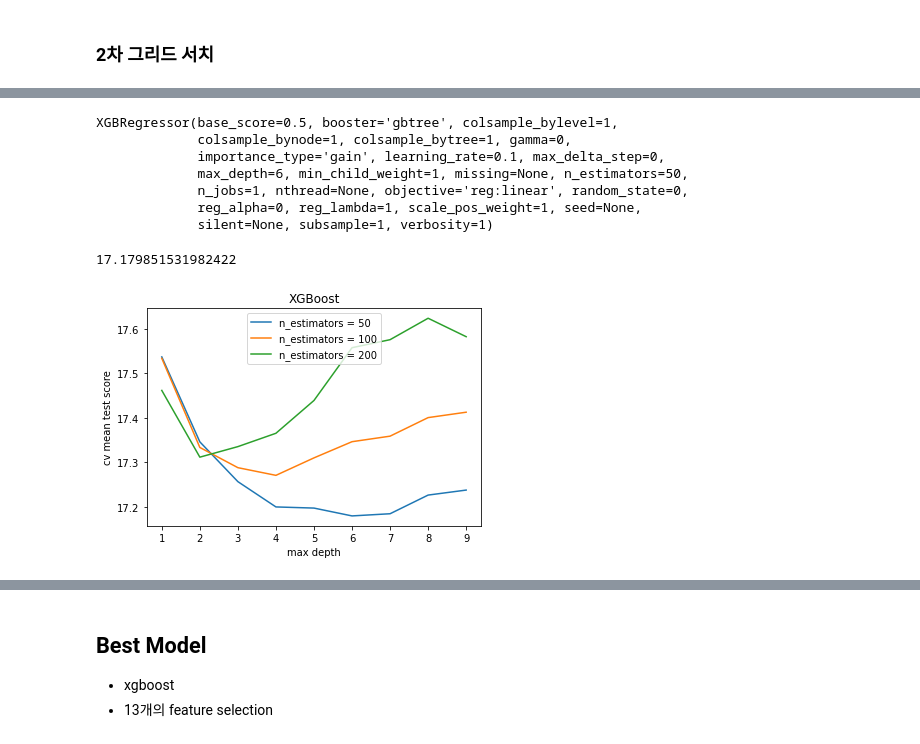
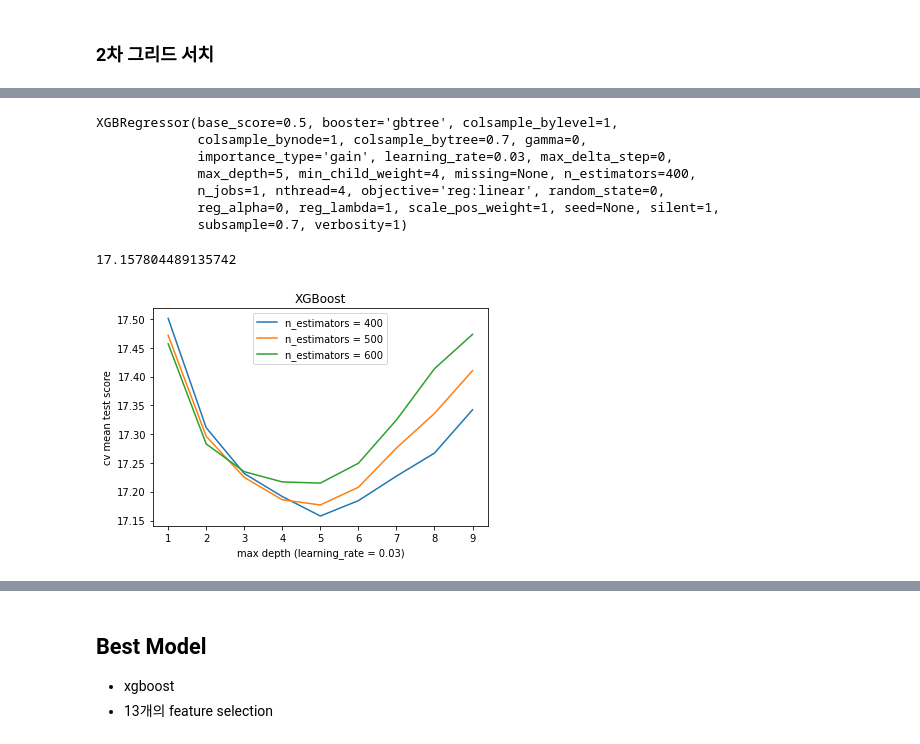
Before and after one commit to deagwon97/machine-learning-and-practice-report, a Jupyter notebook: Dacon_satellite_dist.ipynb, the cells around one changed output, grey strips where cells are left out. Drawn from its saved outputs; the diff is of its cells as text; code cells hidden in the pictures.

```diff
--- a/Dacon_satellite_dist.ipynb
+++ b/Dacon_satellite_dist.ipynb
@@ -721,11 +734,9 @@ Random Forest Regressor cv_mae_score = 17.177090103895743
 feature importance
 # %%
 # feature_importance: 가장 중요한 feature 인덱스 순으로 정렬
-rf.fit(X_train, y_train)
+rf = gs_rf.best_estimator_
 fi = rf.feature_importances_.tolist()
 fi_sort = sorted(fi, reverse=True)
-
-
 
 feature_importance = []
 for i in range(14):
@@ -733,16 +744,15 @@ for i in range(14):
 print('feature_importance : ',feature_importance)
 # 중요도 높은 feature 순서대로 선택하여 훈련
 cv_mae_selected = []
-for i in range(1,15):
+for i in tqdm(range(1,15)):
     X_train_selected = X_train[:,feature_importance[:i]]
     kf = KFold(n_splits=5)
     scores = []
     for train_index, test_index in kf.split(X_train_selected):
-        rf = RandomForestRegressor(max_depth = gs_rf.best_params_['max_depth'])
+        rf = gs_rf.best_estimator_
         rf.fit(X_train_selected[train_index], y_train[train_index])
         pred = rf.predict(X_train_selected[test_index])
         scores.append(mae(y_train[test_index], pred))
     cv_mae = np.mean(scores)
     cv_mae_selected.append(cv_mae)
-    print(i, 'fold')
 # %% [output]
@@ -1009,22 +994,20 @@ plt.show()
 ### 2차 그리드 서치
 # %%
 xgb = XGBRegressor()
-parameters = {#'nthread':[4],
-              #'objective':['reg:linear'], # reg:squarederror라고 warning 뜨지만 잘만 돌아감 ㅎㅎ
-              #'learning_rate': [.3],
+parameters = {'nthread':[4],
+              'objective':['reg:linear'], # reg:squarederror라고 warning 뜨지만 잘만 돌아감 ㅎㅎ
+              'learning_rate': [.03],
               'max_depth': range(1,10),
-              #'min_child_weight': [4],
-              #'silent': [1],
-              #'subsample': [0.7],
-              #'colsample_bytree': [0.7],
-              'n_estimators': [50,100,200]
+              'min_child_weight': [4],
+              'silent': [1],
+              'subsample': [0.7],
+              'colsample_bytree': [0.7],
+              'n_estimators': [400,500,600]
               }
 
 xgb_grid = GridSearchCV(xgb,
                         parameters,
                         cv = 3,
-                        learning_rate = 0.3,
-                        #n_jobs = 5,
                         scoring = make_scorer(mae, greater_is_better=False),
                         n_jobs = -1,
                         verbose=True)
@@ -1060,24 +1043,24 @@ xgb = xgb_grid.best_estimator_
 xgb
 # %% [output]
 XGBRegressor(base_score=0.5, booster='gbtree', colsample_bylevel=1,
-             colsample_bynode=1, colsample_bytree=1, gamma=0,
-             importance_type='gain', learning_rate=0.1, max_delta_step=0,
-             max_depth=6, min_child_weight=1, missing=None, n_estimators=50,
-             n_jobs=1, nthread=None, objective='reg:linear', random_state=0,
-             reg_alpha=0, reg_lambda=1, scale_pos_weight=1, seed=None,
-             silent=None, subsample=1, verbosity=1)
+             colsample_bynode=1, colsample_bytree=0.7, gamma=0,
+             importance_type='gain', learning_rate=0.03, max_delta_step=0,
+             max_depth=5, min_child_weight=4, missing=None, n_estimators=400,
+             n_jobs=1, nthread=4, objective='reg:linear', random_state=0,
+             reg_alpha=0, reg_lambda=1, scale_pos_weight=1, seed=None, silent=1,
+             subsample=0.7, verbosity=1)
 # %%
 -xgb_grid.best_score_
 # %% [output]
-17.179851531982422
+17.157804489135742
 # %%
-plt.plot(range(1,10), -xgb_grid.cv_results_['mean_test_score'][range(0,27,3)], label='n_estimators = 50')
-plt.plot(range(1,10), -xgb_grid.cv_results_['mean_test_score'][range(1,28,3)], label='n_estimators = 100')
-plt.plot(range(1,10), -xgb_grid.cv_results_['mean_test_score'][range(2,29,3)], label='n_estimators = 200')
+plt.plot(range(1,10), -xgb_grid.cv_results_['mean_test_score'][range(0,27,3)], label='n_estimators = 400')
+plt.plot(range(1,10), -xgb_grid.cv_results_['mean_test_score'][range(1,28,3)], label='n_estimators = 500')
+plt.plot(range(1,10), -xgb_grid.cv_results_['mean_test_score'][range(2,29,3)], label='n_estimators = 600')
 plt.legend()
 plt.title('XGBoost')
-plt.xlabel('max depth')
+plt.xlabel('max depth (learning_rate = 0.03)')
 plt.ylabel('cv mean test score')
 plt.show()
 # %% [output]
-[figure, old version]
+[figure, new version]
```
Also changed, not shown: parts of 45 cells of this notebook.
